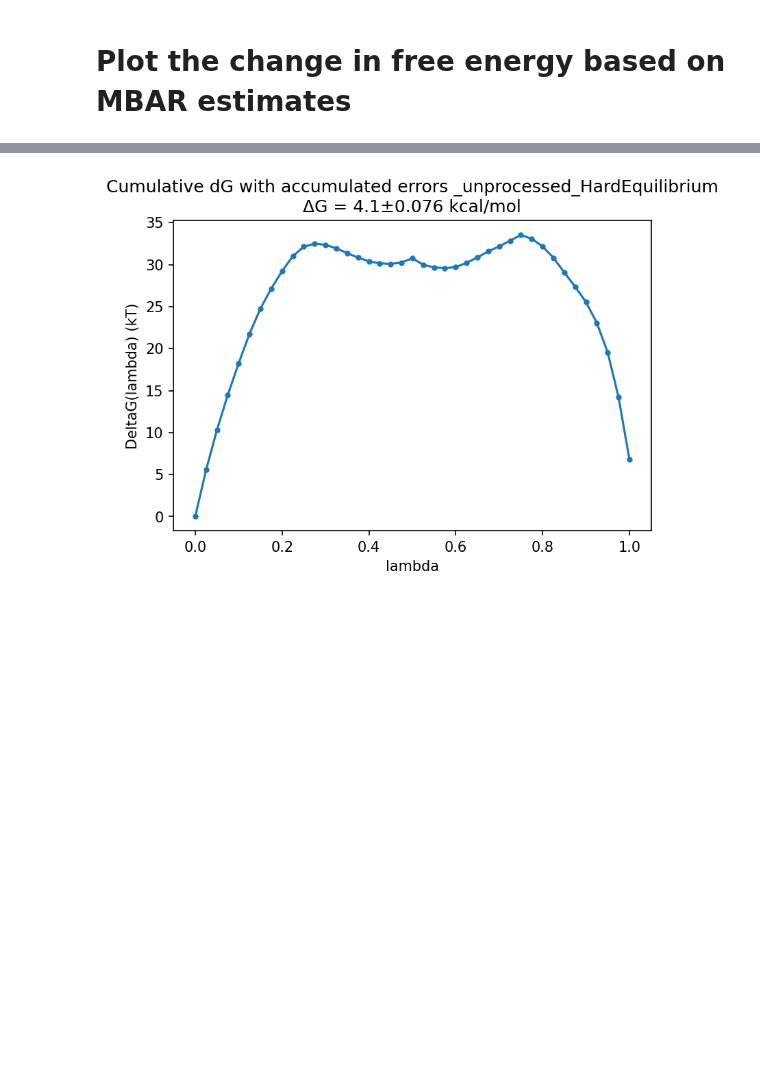
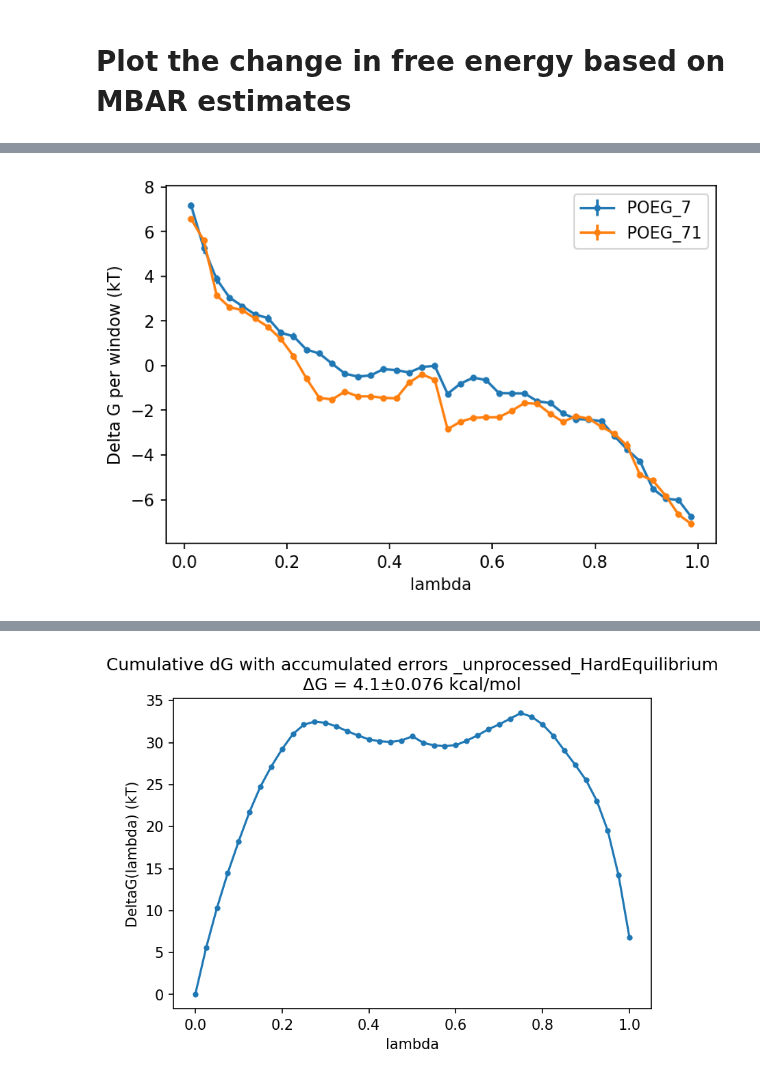
Before and after one commit to BranniganLab/safep, a Jupyter notebook: Batch_Basic.ipynb, the cells around one changed output, grey strips where cells are left out. Cells and saved outputs as stored; diff of their text form; code cells hidden in the pictures; blank space fills up the shorter version.

```diff
--- a/Batch_Basic.ipynb
+++ b/Batch_Basic.ipynb
@@ -123,0 +109,13 @@ print(changeAndError)
+# %%
+# Per-window change in kT
+
+keys = set(cumulative.columns.get_level_values(0))
+for key in keys:
+    plt.errorbar(perWindow.index, perWindow[(key, 'df')], yerr=perWindow[(key, 'ddf')], marker='.', label=key)
+    plt.xlabel('lambda')
+    plt.ylabel('Delta G per window (kT)')
+    plt.legend()
+    #plt.title(f'Cumulative dG with accumulated errors {affixes[0]}\n{changeAndError}')
+plt.savefig(f"{root}/perWindow_{affix}.png", dpi=600)
+# %% [output]
+[figure, added]
```
Also changed, not shown: parts of 16 cells of this notebook.
